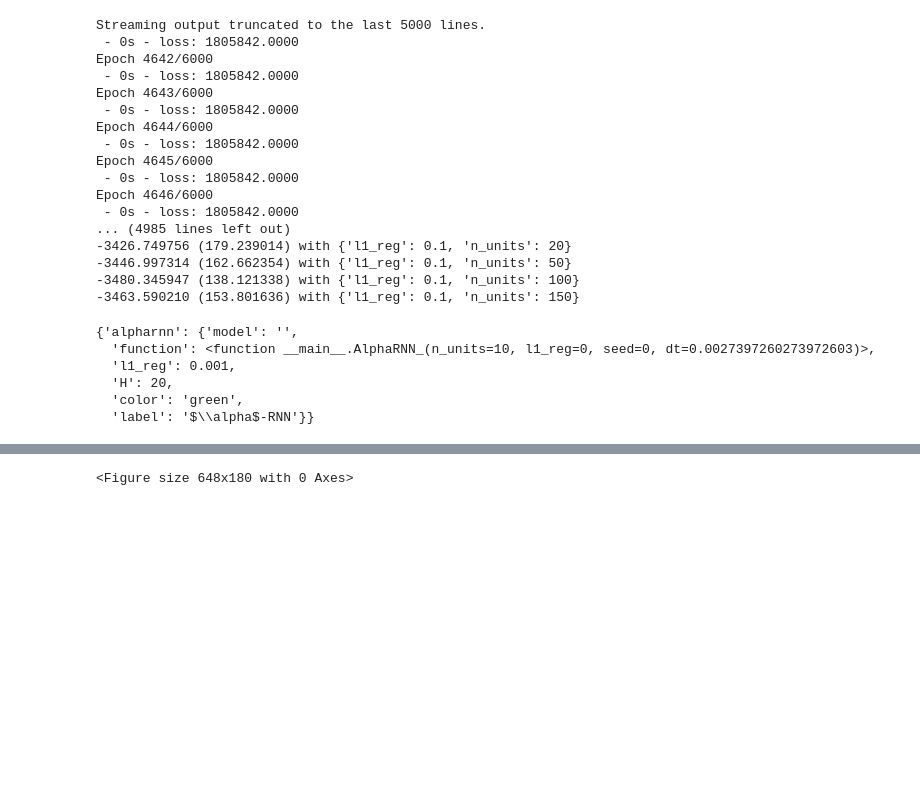
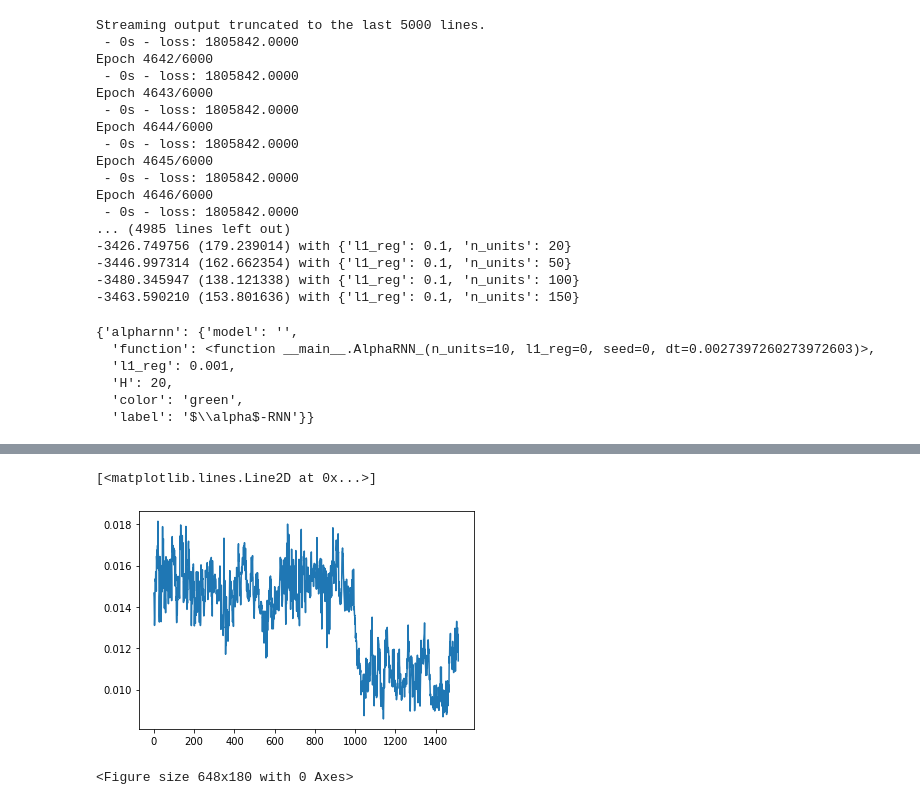
Before and after one commit to jiaxuanye/Pricing, a Jupyter notebook: Python Code/Price.ipynb, the cells around one changed output, grey strips where cells are left out. Saved outputs shown, nothing was run; the diff lists cells and outputs as text; code cells hidden in the pictures; blank space fills up the shorter version.

```diff
--- a/Python Code/Price.ipynb
+++ b/Python Code/Price.ipynb
@@ -434,3 +520,8 @@ params
+# %%
+plt.plot(sigma)
+# %% [output]
+[<matplotlib.lines.Line2D at 0x...>]
+[figure, added]
 # %%
 # l1_reg': 0.001, n = 20
 from keras.callbacks.callbacks import ModelCheckpoint, CSVLogger
```
Also changed, not shown: parts of 38 cells of this notebook.
